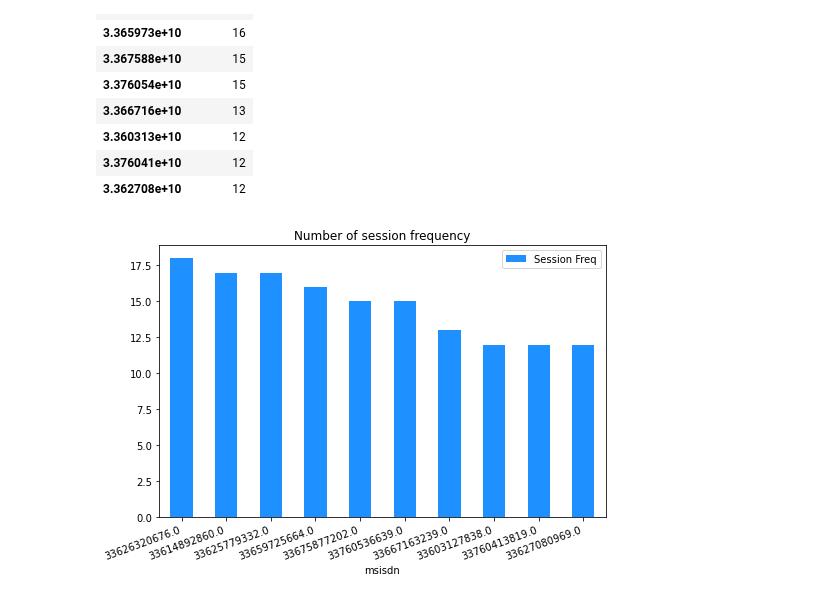
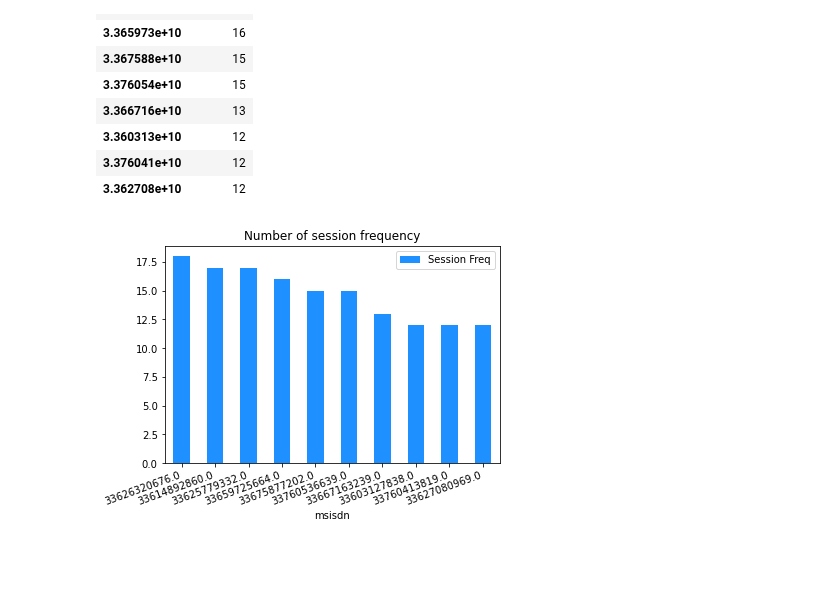
Before and after one commit to Melak2017/Telecommunication-Data-Analysis, a Jupyter notebook: Jup_Notebooks/User_engagement_analysis.ipynb, the cells around one changed output. Saved outputs shown, nothing was run; the diff lists cells and outputs as text; code cells hidden in the pictures; blank space fills up the shorter version.

```diff
--- a/Jup_Notebooks/User_engagement_analysis.ipynb
+++ b/Jup_Notebooks/User_engagement_analysis.ipynb
@@ -66,9 +66,9 @@ session_frequency.head(10)
 # %%
 ax = session_frequency.rename(columns={'bearer_id': 'Session Freq'}).head(10).plot.bar(
     y=['Session Freq'],color='dodgerblue',
     title="Number of session frequency",
-    figsize=(8,5))
+    figsize=(6,4))
 ax.set_xticklabels(ax.get_xticklabels(), rotation=20, ha="right")
 plt.show()
 # %% [output]
-[figure, old version]
+[figure, new version]
```
Also changed, not shown: parts of 3 cells of this notebook.
